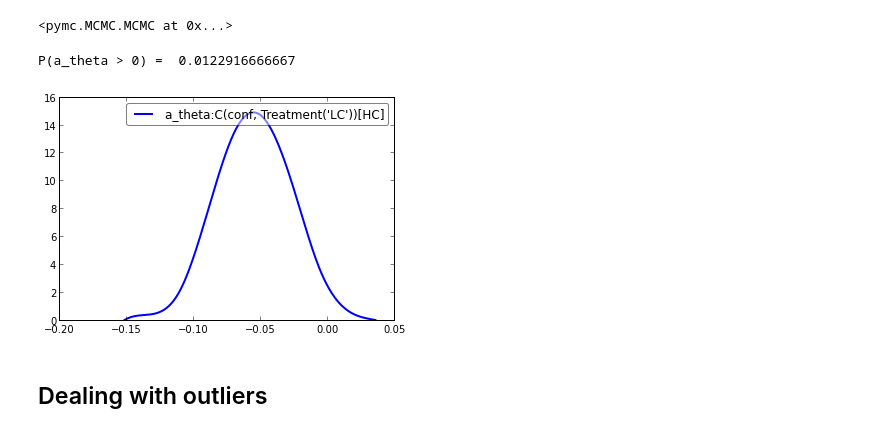
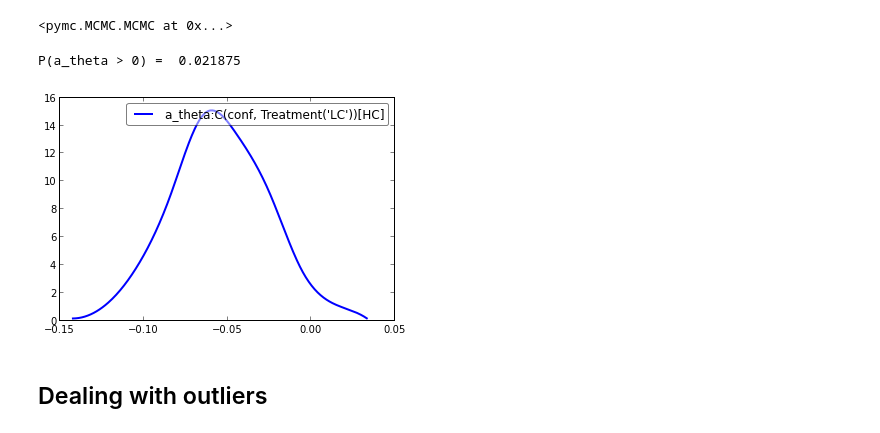
Before and after one commit to hddm-devs/hddm, a Jupyter notebook: hddm/examples/hddm_demo.ipynb, the cells around one changed output. Cells and saved outputs as stored; diff of their text form; code cells hidden in the pictures.

Commit message:
DOC: Demo.

```diff
--- a/hddm/examples/hddm_demo.ipynb
+++ b/hddm/examples/hddm_demo.ipynb
@@ -42,7 +38,7 @@ subj_idx,stim,rt,response,theta,dbs,conf
 # %% [markdown]
 We use the ``hddm.load_csv()`` function to load this file.
 # %%
-data = hddm.load_csv('hddm_demo.csv')
+data = hddm.load_csv('./cavanagh_theta_nn.csv')
 # %%
 data.head(10)
 # %% [output]
@@ -234,8 +226,7 @@ As noted above, this experiment also tested patients on deep brain stimulation (
 # %%
 m_reg_off = hddm.HDDMRegressor(data[data.dbs == 1],
                                "a ~ theta:C(conf, Treatment('LC'))",
-                               depends_on={'v': 'stim'},
-                               group_only_regressors=True)
+                               depends_on={'v': 'stim'})
 # %% [output]
 Adding these covariates:
 ['a_Intercept', "a_theta:C(conf, Treatment('LC'))[HC]", "a_theta:C(conf, Treatment('LC'))[LC]"]
@@ -246,11 +237,11 @@ m_reg_off.sample(5000, burn=200)
 <pymc.MCMC.MCMC at 0x...>
 # %%
 theta = m_reg_off.nodes_db.node["a_theta:C(conf, Treatment('LC'))[HC]"]
-kabuki.analyze.plot_posterior_nodes([theta], bins=10)
+hddm.analyze.plot_posterior_nodes([theta], bins=10)
 print "P(a_theta > 0) = ", (theta.trace() > 0).mean()
 # %% [output]
-P(a_theta > 0) =  0.0122916666667
+P(a_theta > 0) =  0.021875
-[figure, old version]
+[figure, new version]
 # %% [markdown]
 ## Dealing with outliers
 # %% [markdown]
```
Also changed, not shown: parts of 8 cells of this notebook.
